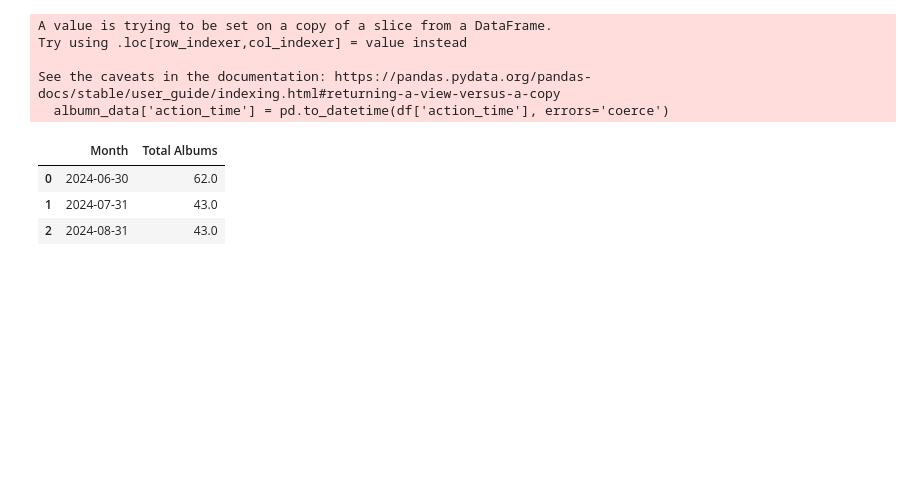
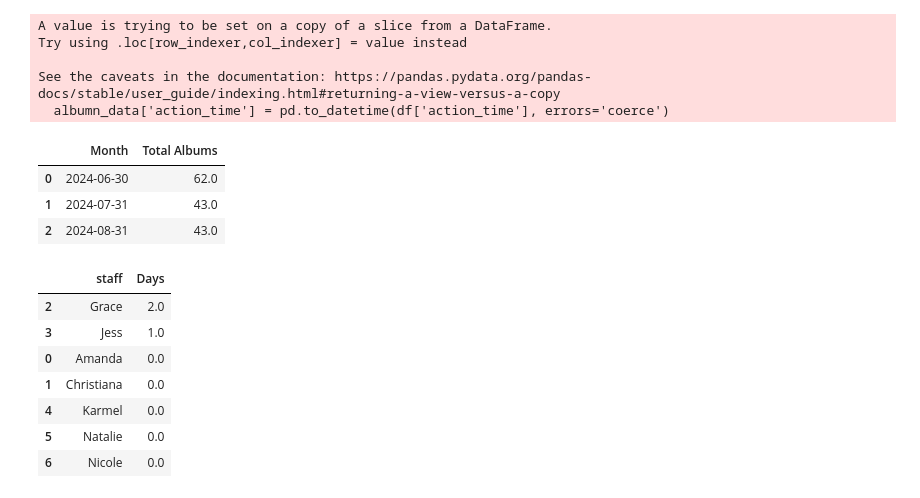
Before and after one commit to kasmello/ChoAI, a Jupyter notebook: train.ipynb, the cells around one changed output. Drawn from its saved outputs; the diff is of its cells as text; code cells hidden in the pictures; blank space fills up the shorter version.

Commit message:
more data :)

```diff
--- a/train.ipynb
+++ b/train.ipynb
@@ -144,3 +144,21 @@ See the caveats in the documentation: https://pandas.pydata.org/pandas-docs/stab
 | 0 | 2024-06-30 | 62.0 |
 | 1 | 2024-07-31 | 43.0 |
 | 2 | 2024-08-31 | 43.0 |
+# %%
+staff_replacement_days = df.groupby('replaced')['Date'].nunique().reset_index(name='Days')
+staff_replacement_days = staff_replacement_days.dropna()
+all_staff = df['staff'].unique()
+all_staff_df = pd.DataFrame(all_staff, columns=['staff'])
+staff_replacement_days_complete = all_staff_df.merge(staff_replacement_days, left_on='staff', right_on='replaced', how='left')
+staff_replacement_days_complete['Days'] = staff_replacement_days_complete['Days'].fillna(0)
+staff_replacement_days_complete = staff_replacement_days_complete.drop(columns=['replaced'])
+staff_replacement_days_complete.sort_values(by='Days',ascending=False)
+# %% [output]
+|  | staff | Days |
+| 2 | Grace | 2.0 |
+| 3 | Jess | 1.0 |
+| 0 | Amanda | 0.0 |
+| 1 | Christiana | 0.0 |
+| 4 | Karmel | 0.0 |
+| 5 | Natalie | 0.0 |
+| 6 | Nicole | 0.0 |
```
Also changed, not shown: parts of 1 cell of this notebook, 6 other files.
